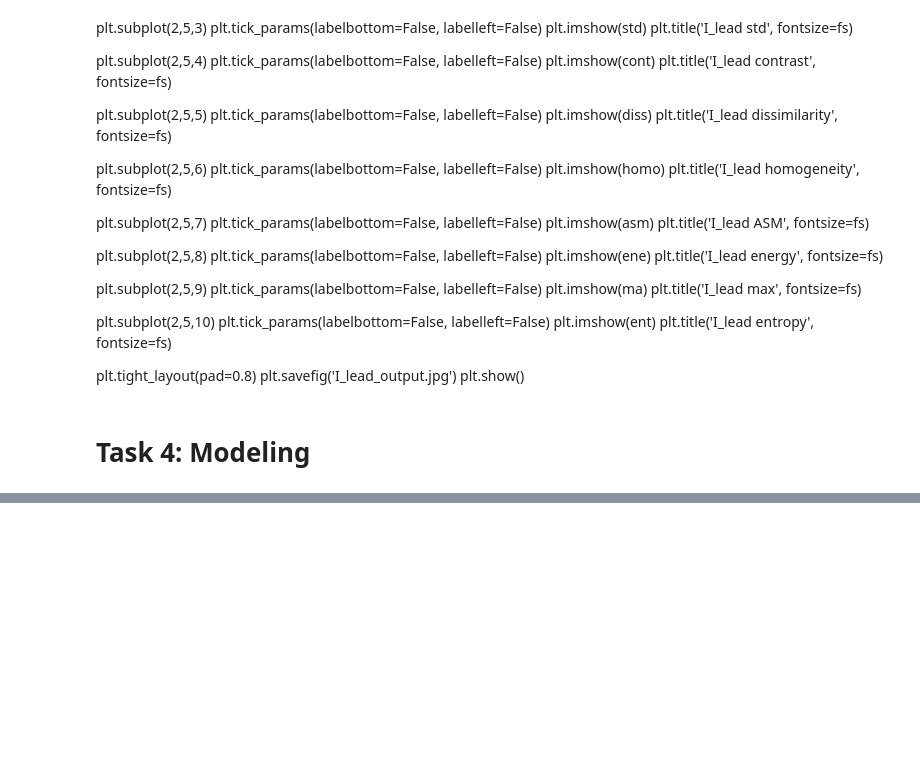
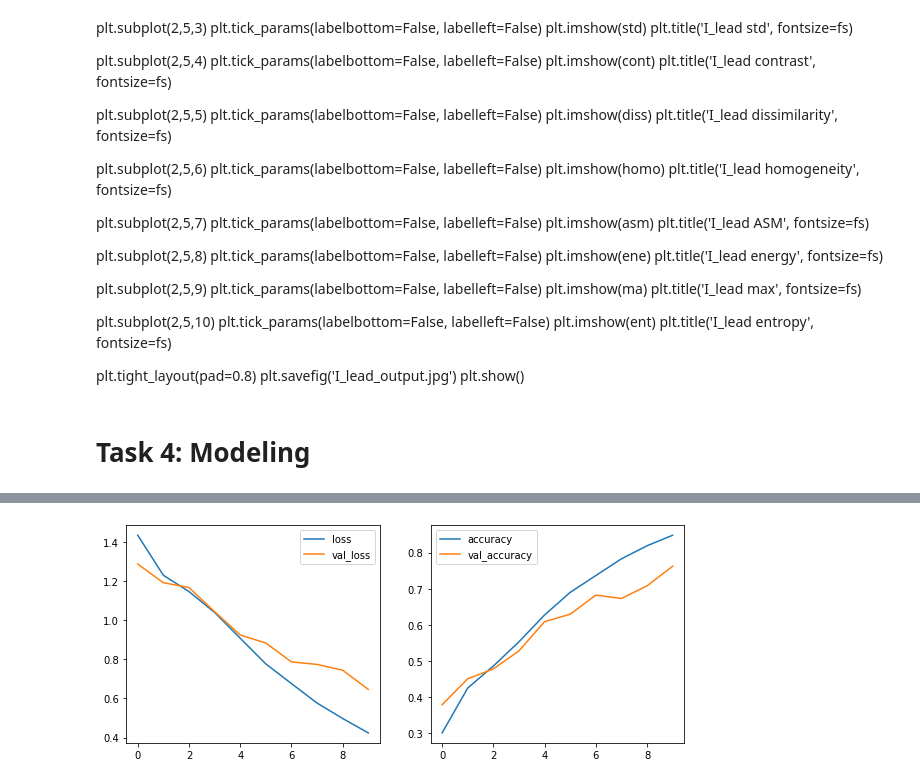
Before and after one commit to OmdenaAI/omdena-morocco-heartrisk, a Jupyter notebook: src/tasks/task-5-data-preprocessing-with-ayoub/ecg-data-preprocessing.ipynb, the cells around one changed output, grey strips where cells are left out. Drawn from its saved outputs; the diff is of its cells as text; code cells hidden in the pictures; blank space fills up the shorter version.

Commit message:
Updates & Created Simple Model with 77% Val_ACC

```diff
--- a/src/tasks/task-5-data-preprocessing-with-ayoub/ecg-data-preprocessing.ipynb
+++ b/src/tasks/task-5-data-preprocessing-with-ayoub/ecg-data-preprocessing.ipynb
@@ -734,0 +1078,3 @@ plt.show()
+# %%
+X_train = X_train.astype('float32')/255
+X_val = X_val.astype('float32')/255
@@ -736,27 +1092,21 @@ plt.show()
 import tensorflow as tf
 from tensorflow import keras
 from tensorflow.keras import backend as K
-from tensorflow.keras.layers import Dense, Activation,Dropout,Conv2D, MaxPooling2D,BatchNormalization, Flatten
+from tensorflow.keras.layers import Dense, Activation,Dropout,Conv2D, MaxPooling2D, MaxPool2D,BatchNormalization, Flatten
 from tensorflow.keras.optimizers import Adam, Adamax
 from tensorflow.keras.metrics import categorical_crossentropy
 from tensorflow.keras import regularizers
 from tensorflow.keras.preprocessing.image import ImageDataGenerator
 from tensorflow.keras.models import Model, load_model, Sequential
-import numpy as np
-import pandas as pd
-import shutil
-import time
-import cv2 as cv2
+
 from tqdm import tqdm
 from sklearn.model_selection import train_test_split
 import matplotlib.pyplot as plt
 from matplotlib.pyplot import imshow
-import os
-import seaborn as sns
-sns.set_style('darkgrid')
-from PIL import Image
+from sklearn.preprocessing import LabelEncoder
+
 from sklearn.metrics import confusion_matrix, classification_report
 from IPython.core.display import display, HTML
-# stop annoying tensorflow warning messages
+
 import logging
 logging.getLogger("tensorflow").setLevel(logging.ERROR)
@@ -764,0 +1113,15 @@ logging.getLogger("tensorflow").setLevel(logging.ERROR)
+# %%
+cnn = tf.keras.models.Sequential([
+tf.keras.layers.Conv2D(filters=32, kernel_size=(3, 3), activation='relu', input_shape=(100, 100, 1)),
+tf.keras.layers.MaxPooling2D((2, 2)),
+
+tf.keras.layers.Conv2D(filters=64, kernel_size=(3, 3), activation='relu'),
+tf.keras.layers.MaxPooling2D((2, 2)),
+
+# tf.keras.layers.Flatten(input_shape=(100, 100, 1)),
+tf.keras.layers.Flatten(),
+tf.keras.layers.Dense(64, activation='relu'),
+tf.keras.layers.Dense(4, activation='sigmoid')
+])
+
+cnn.compile(optimizer='adam',loss='sparse_categorical_crossentropy',metrics=['accuracy'])
@@ -764,0 +1148,3 @@ logging.getLogger("tensorflow").setLevel(logging.ERROR)
+# %%
+# you can use hostory to check on the progress of your model with tensorboard...
+history = cnn.fit(X_train, y_train, batch_size=128, epochs=10, validation_data=(X_val, y_val))
@@ -764,0 +1172,7 @@ logging.getLogger("tensorflow").setLevel(logging.ERROR)
+# %%
+fig, ax = plt.subplots(1, 2, figsize=(10, 4))
+history_df = pd.DataFrame(history.history)
+history_df[['loss', 'val_loss']].plot(kind='line', ax=ax[0])
+history_df[['accuracy', 'val_accuracy']].plot(kind='line', ax=ax[1]);
+# %% [output]
+[figure, added]
```
Also changed, not shown: parts of 57 cells of this notebook.
